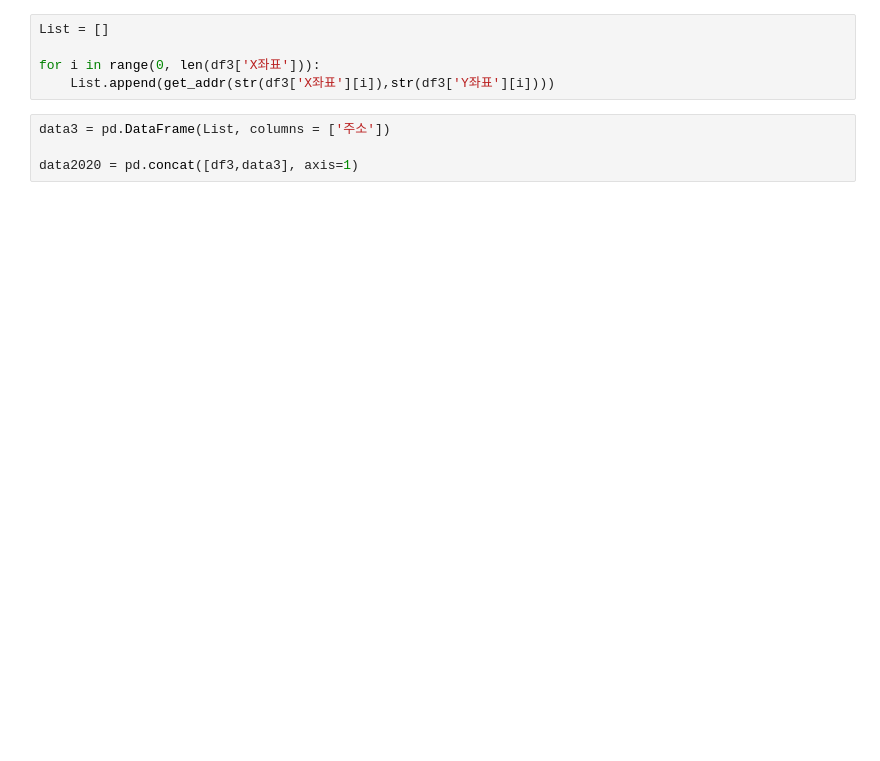
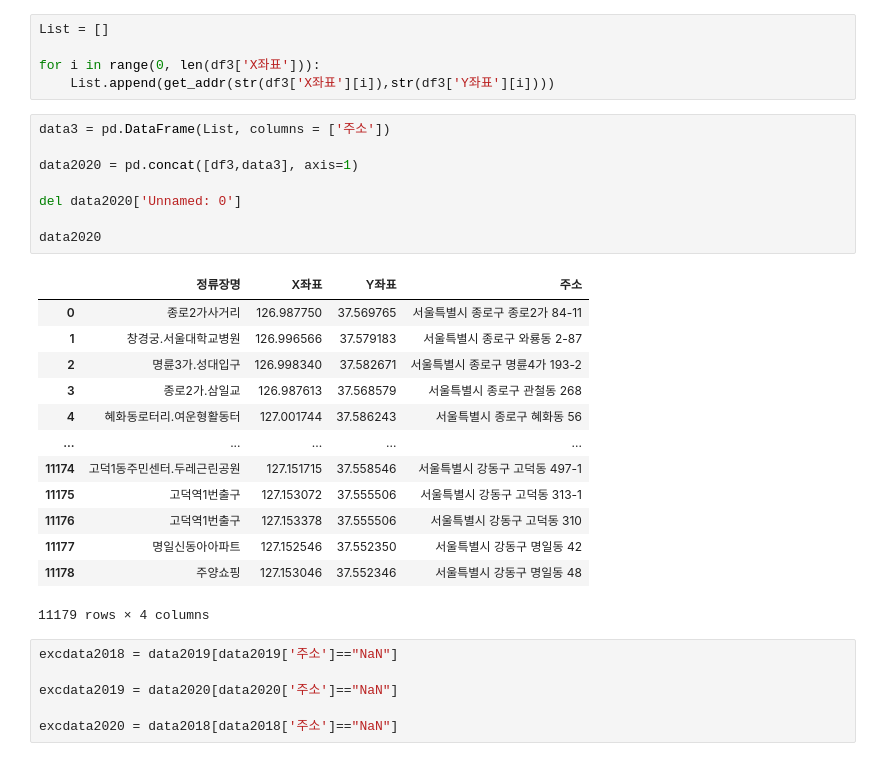
Before and after one commit to baekji919/AcornFinalProject, a Jupyter notebook: 4. 데이터 전처리 코드/버스좌표로주소구하기.ipynb, the cells around one changed output. Cells and saved outputs as stored; diff of their text form; blank space fills up the shorter version.

```diff
--- a/4. 데이터 전처리 코드/버스좌표로주소구하기.ipynb
+++ b/4. 데이터 전처리 코드/버스좌표로주소구하기.ipynb
@@ -115,4 +133,28 @@ for i in range(0, len(df3['X좌표'])):
 # %%
 data3 = pd.DataFrame(List, columns = ['주소'])
 
 data2020 = pd.concat([df3,data3], axis=1)
+
+del data2020['Unnamed: 0']
+
+data2020
+# %% [output]
+|  | 정류장명 | X좌표 | Y좌표 | 주소 |
+| 0 | 종로2가사거리 | 126.987750 | 37.569765 | 서울특별시 종로구 종로2가 84-11 |
+| 1 | 창경궁.서울대학교병원 | 126.996566 | 37.579183 | 서울특별시 종로구 와룡동 2-87 |
+| 2 | 명륜3가.성대입구 | 126.998340 | 37.582671 | 서울특별시 종로구 명륜4가 193-2 |
+| 3 | 종로2가.삼일교 | 126.987613 | 37.568579 | 서울특별시 종로구 관철동 268 |
+| 4 | 혜화동로터리.여운형활동터 | 127.001744 | 37.586243 | 서울특별시 종로구 혜화동 56 |
+| ... | ... | ... | ... | ... |
+| 11174 | 고덕1동주민센터.두레근린공원 | 127.151715 | 37.558546 | 서울특별시 강동구 고덕동 497-1 |
+| 11175 | 고덕역1번출구 | 127.153072 | 37.555506 | 서울특별시 강동구 고덕동 313-1 |
+| 11176 | 고덕역1번출구 | 127.153378 | 37.555506 | 서울특별시 강동구 고덕동 310 |
+| 11177 | 명일신동아아파트 | 127.152546 | 37.552350 | 서울특별시 강동구 명일동 42 |
+| 11178 | 주양쇼핑 | 127.153046 | 37.552346 | 서울특별시 강동구 명일동 48 |
+11179 rows × 4 columns
+# %%
+excdata2018 = data2019[data2019['주소']=="NaN"]
+
+excdata2019 = data2020[data2020['주소']=="NaN"]
+
+excdata2020 = data2018[data2018['주소']=="NaN"]
```
Also changed, not shown: parts of 8 cells of this notebook.
